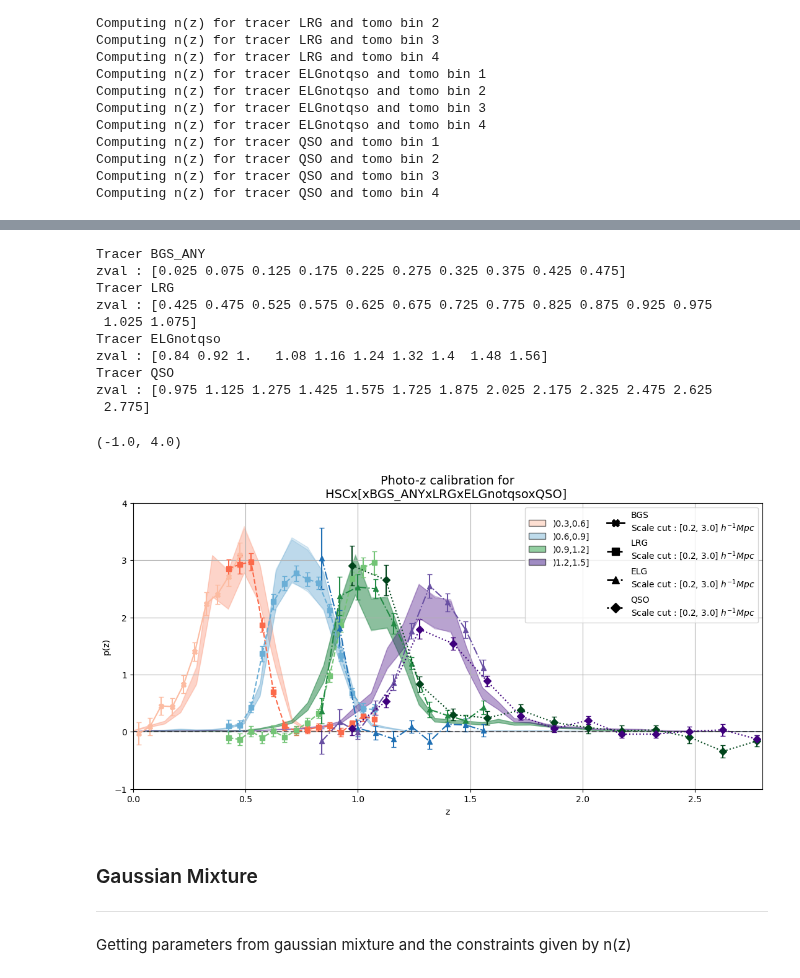
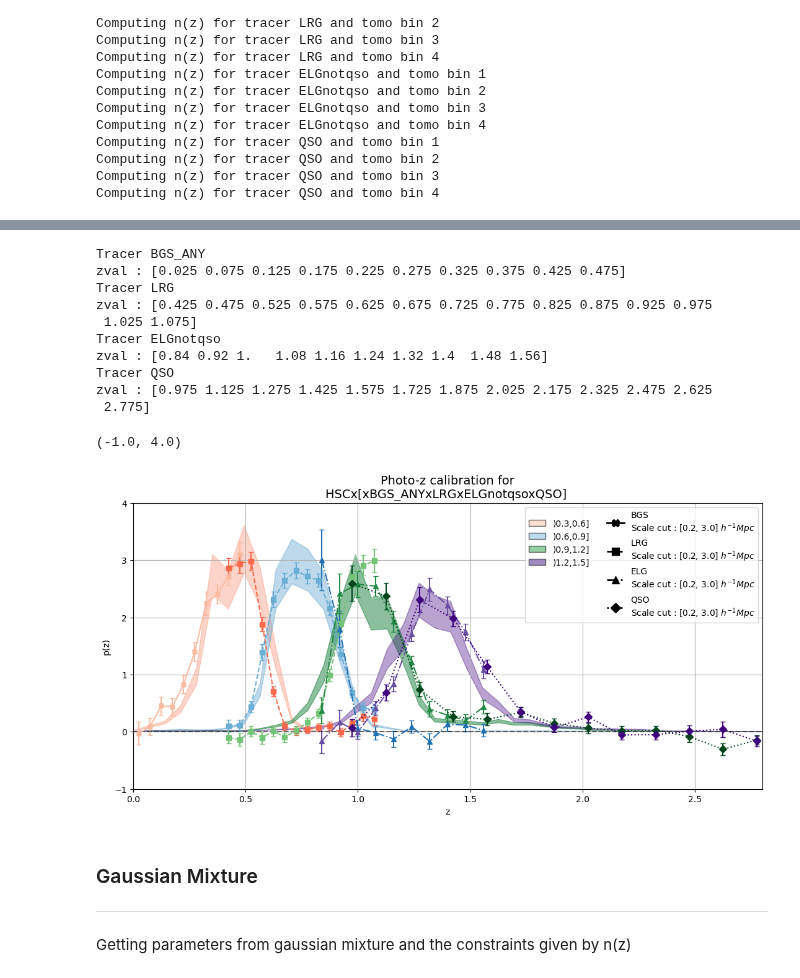
Before and after one commit to JeanCHDJdev/desi-y3-hsc, a Jupyter notebook: src/statistics/plot_results.ipynb, the cells around one changed output, grey strips where cells are left out. Cells and saved outputs as stored; diff of their text form; code cells hidden in the pictures.

```diff
--- a/src/statistics/plot_results.ipynb
+++ b/src/statistics/plot_results.ipynb
@@ -889,10 +889,11 @@ Basic idea is to match on overlapping bins, so that the amplitude of the cross c
 # %%
 nz_per_tracer = {}
 scale_cuts = [[0.2, 3]]
+tracers = ['BGS_ANY', 'LRG', 'ELGnotqso', 'QSO']
 if scale_cuts is not None and len(scale_cuts) == 1:
     scale_cuts = [scale_cuts[0] for _ in range(len(tracers))]
 
-for ind_t, tracer in enumerate(['BGS_ANY', 'LRG', 'ELGnotqso', 'QSO']):
+for ind_t, tracer in enumerate(tracers):
     nz_per_tracer[tracer] = {}
     for tomo in range(1, 5):
         print(f"Computing n(z) for tracer {tracer} and tomo bin {tomo}")
@@ -967,7 +968,7 @@ for n in range(len(tracers)):
     t = tracers[n]
     print(f"Tracer {t}")
     bins_tracer = cf.CorrFileReader(
-        path_dictionary1['DESI_NGC'],
+        path_dictionary['DESI_NGC'],
         ).get_bins(t)
     zval = bins_tracer[:-1] + np.diff(bins_tracer) / 2
     print(f"zval : {zval}")
@@ -977,7 +978,6 @@ for n in range(len(tracers)):
     mids = tomo_bin_dnnz[:, 0]
 
     mask_mids = tomo_bin_dnnz[mask, 0]
-    mask_mids_offset = tomo_bin_dnnz[mask_offset, 0]
 
     dnnz_list = []
     mu_list = []
@@ -1015,8 +1015,8 @@ for n in range(len(tracers)):
         norm = 1
         ax.errorbar(
             x=zval,
-            y=nz_per_tracer[t][j+1][0]/norm_per_tracer[t][j+1],
-            yerr=nz_per_tracer[t][j+1][1]/norm_per_tracer[t][j+1],
+            y=nz_per_tracer[t][j+1][0]*norm_per_tracer[t][j+1],
+            yerr=nz_per_tracer[t][j+1][1]*norm_per_tracer[t][j+1],
             capsize=3,
             marker=markers[n],
             linestyle=linestyles[n],
@@ -1052,34 +1052,34 @@ for i, (marker, linestyle, tracer) in enumerate(zip(markers, linestyles, tracers
         markersize=8,
         label=tracer_trad[tracer] + f'\nScale cut : [{scale_cuts[i][0]:.1f}, {scale_cuts[i][1]:.1f}] ' + r'$h^{-1}Mpc$',
         linewidth=2
     )
     legend_elements.append(element)
 
 ax.legend(
     handles=legend_elements,
     loc='upper right',
     ncol=2,
     fontsize=10,
 )
 
 ax.axhline(0, color='black', linestyle='--', alpha=0.5)
 ax.grid()
 ax.set_title(title, fontsize=14)
 ax.set_xlim(0, 2.8)
 ax.set_ylim(-1, 4)
 # %% [output]
 Tracer BGS_ANY
 zval : [0.025 0.075 0.125 0.175 0.225 0.275 0.325 0.375 0.425 0.475]
 Tracer LRG
 zval : [0.425 0.475 0.525 0.575 0.625 0.675 0.725 0.775 0.825 0.875 0.925 0.975
  1.025 1.075]
 Tracer ELGnotqso
 zval : [0.84 0.92 1.   1.08 1.16 1.24 1.32 1.4  1.48 1.56]
 Tracer QSO
 zval : [0.975 1.125 1.275 1.425 1.575 1.725 1.875 2.025 2.175 2.325 2.475 2.625
  2.775]
 (-1.0, 4.0)
-[figure, old version]
+[figure, new version]
 # %% [markdown]
 ### Gaussian Mixture
 --------------------
```
Also changed, not shown: parts of 2 cells of this notebook, 1 other file.
